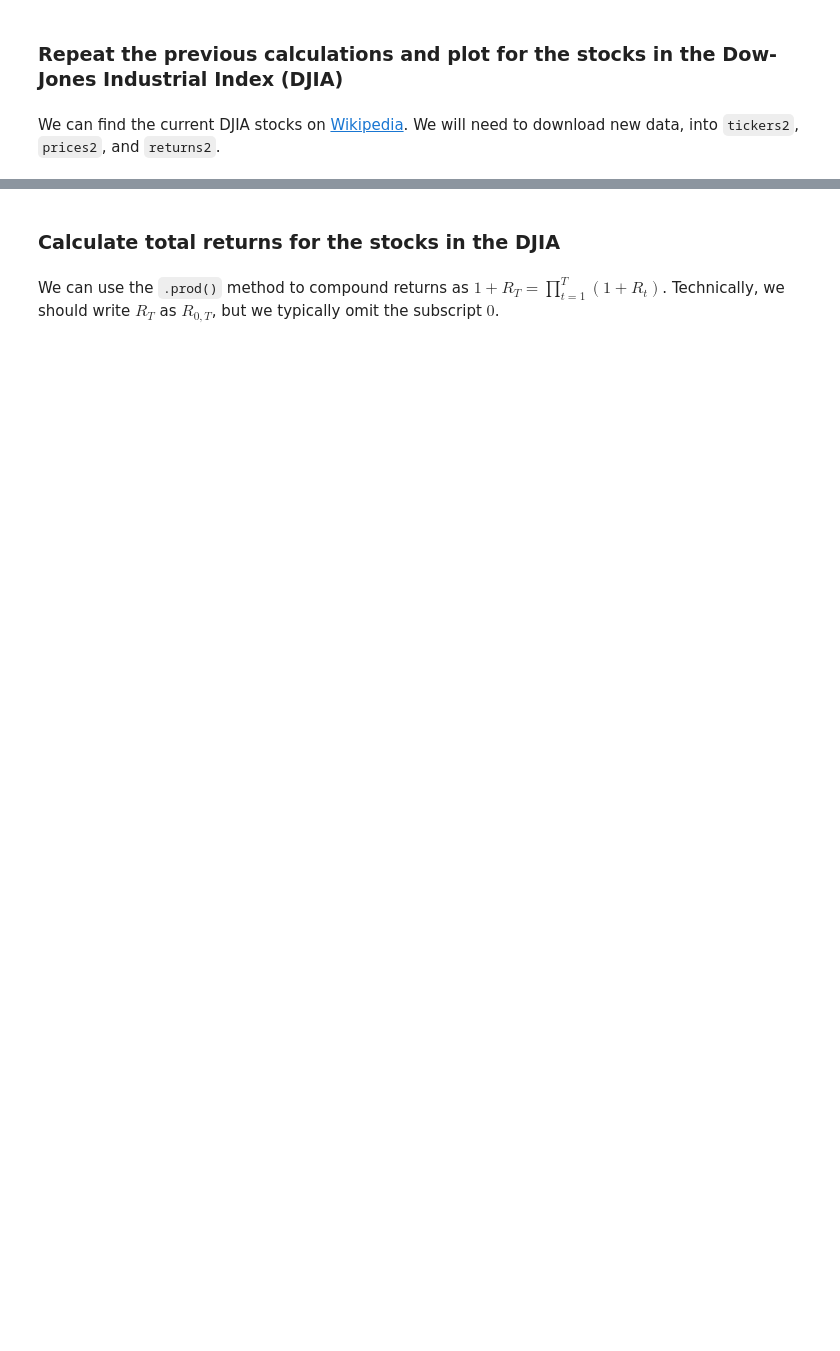
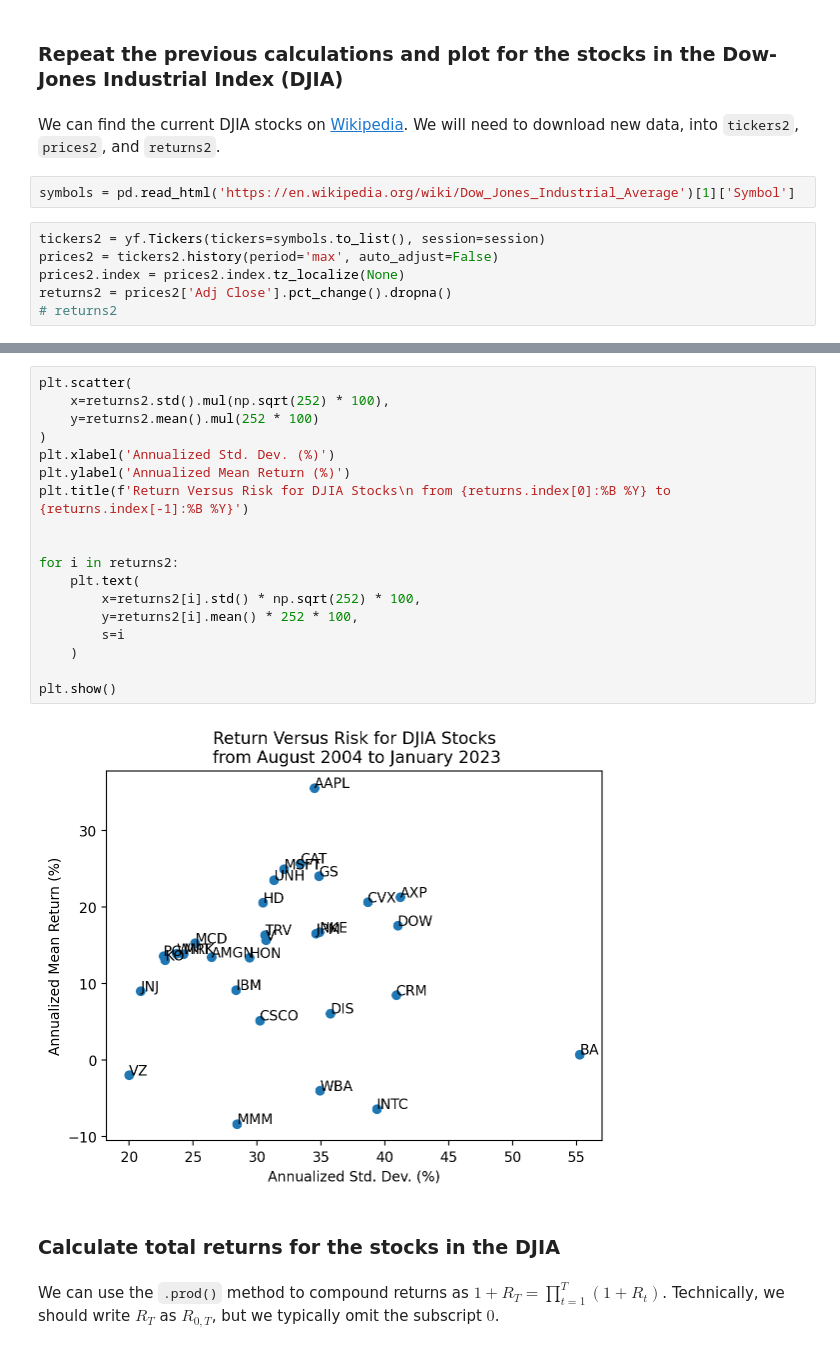
Before and after one commit to dmsb-fina-6333/2023-spring, a Jupyter notebook: _sources/mckinney_05_practice_03.ipynb, the cells around one changed output, grey strips where cells are left out. Saved outputs shown, nothing was run; the diff lists cells and outputs as text; blank space fills up the shorter version.

```diff
--- a/_sources/mckinney_05_practice_03.ipynb
+++ b/_sources/mckinney_05_practice_03.ipynb
@@ -51,3 +147,11 @@ Use `plt.scatter()`, which expects arguments as `x` (standard deviations) then `
 # %% [markdown]
 We can find the current DJIA stocks on [Wikipedia](https://en.wikipedia.org/wiki/Dow_Jones_Industrial_Average).
 We will need to download new data, into `tickers2`, `prices2`, and `returns2`.
+# %%
+symbols = pd.read_html('https://en.wikipedia.org/wiki/Dow_Jones_Industrial_Average')[1]['Symbol']
+# %%
+tickers2 = yf.Tickers(tickers=symbols.to_list(), session=session)
+prices2 = tickers2.history(period='max', auto_adjust=False)
+prices2.index = prices2.index.tz_localize(None)
+returns2 = prices2['Adj Close'].pct_change().dropna()
+# returns2
@@ -54,3 +169,23 @@ We will need to download new data, into `tickers2`, `prices2`, and `returns2`.
+# %%
+plt.scatter(
+    x=returns2.std().mul(np.sqrt(252) * 100),
+    y=returns2.mean().mul(252 * 100)
+)
+plt.xlabel('Annualized Std. Dev. (%)')
+plt.ylabel('Annualized Mean Return (%)')
+plt.title(f'Return Versus Risk for DJIA Stocks\n from {returns.index[0]:%B %Y} to {returns.index[-1]:%B %Y}')
+
+
+for i in returns2:
+    plt.text(
+        x=returns2[i].std() * np.sqrt(252) * 100,
+        y=returns2[i].mean() * 252 * 100,
+        s=i
+    )
+
+plt.show()
+# %% [output]
+[figure, added]
 # %% [markdown]
 ### Calculate total returns for the stocks in the DJIA
 # %% [markdown]
```
Also changed, not shown: parts of 29 cells of this notebook, 8 other files.
